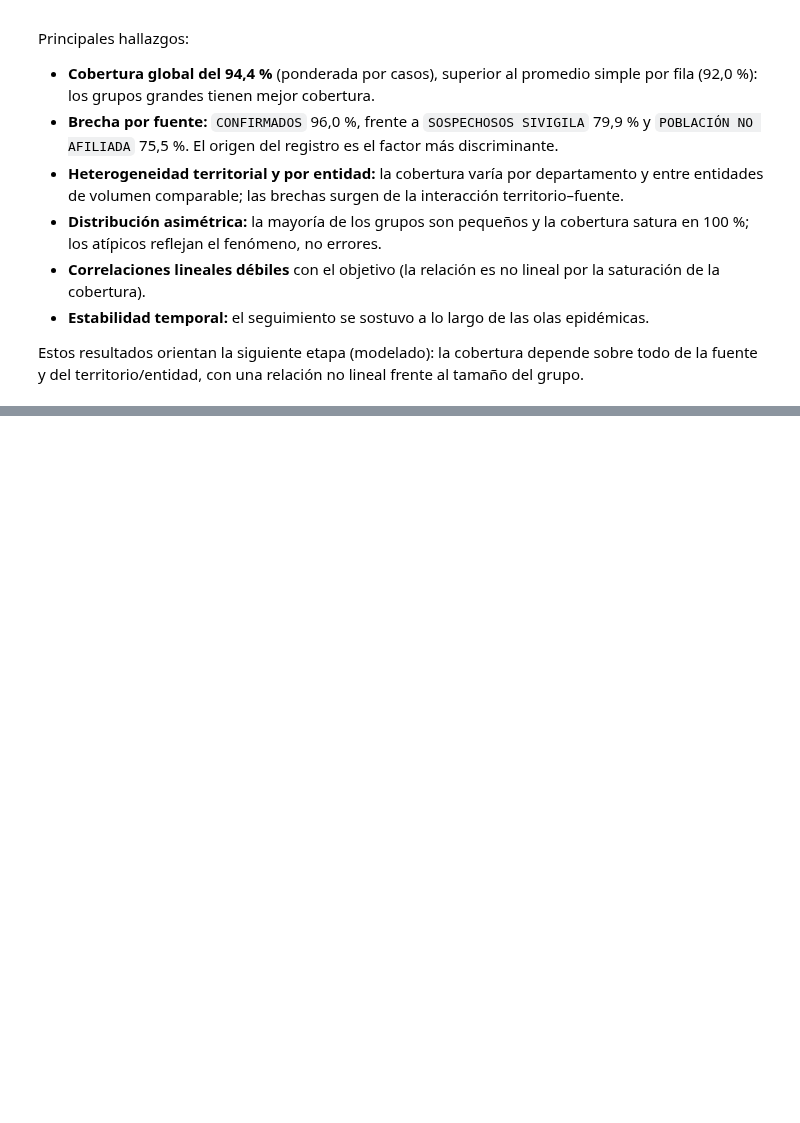
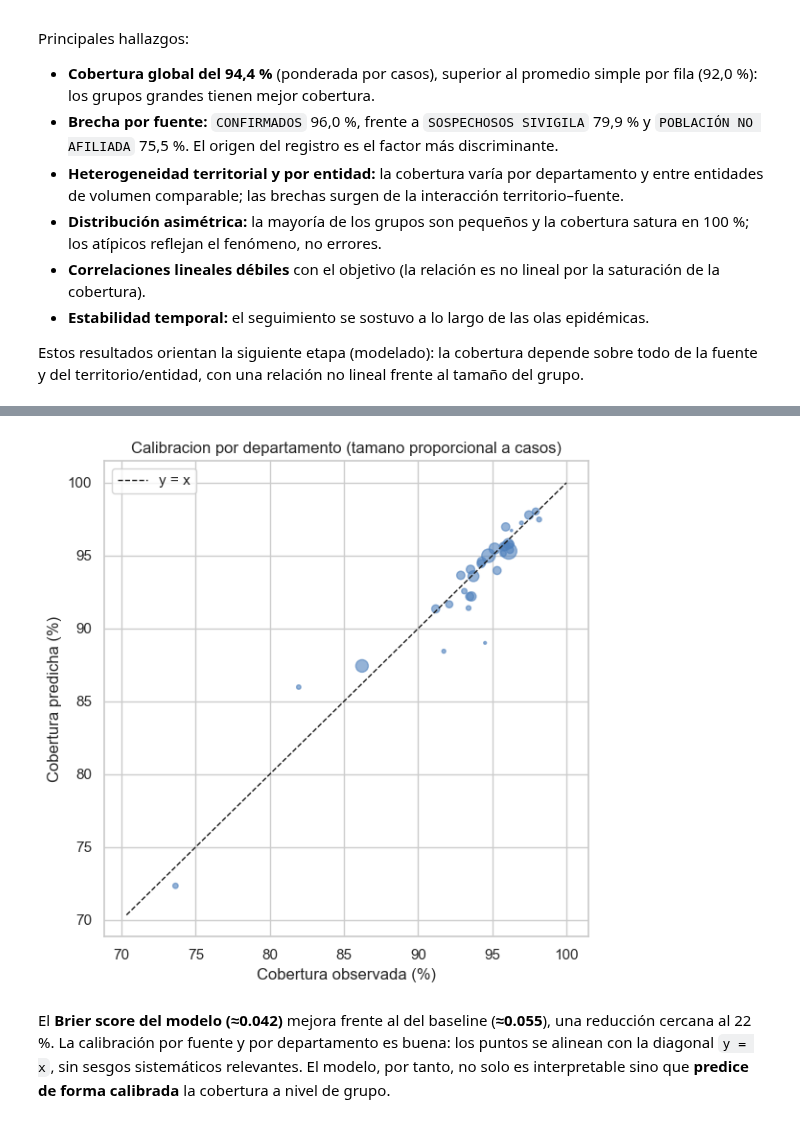
Before and after one commit to JabesMonroy/Proyecto_Esp-Fund-Datos_PRASS_Seg.COVID19, a Jupyter notebook: Proyecto_PRASS_Seguimiento_COVID19.ipynb, the cells around one changed output, grey strips where cells are left out. Saved outputs shown, nothing was run; the diff lists cells and outputs as text; code cells hidden in the pictures; blank space fills up the shorter version.

```diff
--- a/Proyecto_PRASS_Seguimiento_COVID19.ipynb
+++ b/Proyecto_PRASS_Seguimiento_COVID19.ipynb
@@ -782,0 +902,17 @@ Estos resultados orientan la siguiente etapa (modelado): la cobertura depende so
+# %%
+df_te = df_modelo.iloc[idx_te].copy()
+df_te['p_pred'] = res.predict(X_te).to_numpy()
+
+brier = utils.brier_ponderado(df_te, df_te['p_pred'].to_numpy())
+base = df_modelo.iloc[idx_tr]['NumeroCasosConSeguimiento'].sum() / df_modelo.iloc[idx_tr]['NumeroCasos'].sum()
+brier_base = utils.brier_ponderado(df_te, np.full(len(df_te), base))
+print(f'Brier (modelo):   {brier:.5f}')
+print(f'Brier (baseline): {brier_base:.5f}')
+
+cal_fuente = df_te.groupby('Fuente', observed=True).apply(
+    lambda d: pd.Series({
+        'obs_%': d['NumeroCasosConSeguimiento'].sum() / d['NumeroCasos'].sum() * 100,
+        'pred_%': (d['p_pred'] * d['NumeroCasos']).sum() / d['NumeroCasos'].sum() * 100,
+    })
+).round(2)
+cal_fuente
@@ -782,0 +927,24 @@ Estos resultados orientan la siguiente etapa (modelado): la cobertura depende so
+# %%
+cal_dep = df_te.groupby('DepartamentoNombre', observed=True).apply(
+    lambda d: pd.Series({
+        'obs': d['NumeroCasosConSeguimiento'].sum() / d['NumeroCasos'].sum() * 100,
+        'pred': (d['p_pred'] * d['NumeroCasos']).sum() / d['NumeroCasos'].sum() * 100,
+        'casos': d['NumeroCasos'].sum(),
+    })
+).reset_index()
+
+fig, ax = plt.subplots(figsize=(6, 6))
+ax.scatter(cal_dep['obs'], cal_dep['pred'], s=np.sqrt(cal_dep['casos']) / 3,
+           alpha=0.6, color='#4f81bd')
+lo = min(cal_dep['obs'].min(), cal_dep['pred'].min()) - 2
+ax.plot([lo, 100], [lo, 100], 'k--', lw=1, label='y = x')
+ax.set_xlabel('Cobertura observada (%)')
+ax.set_ylabel('Cobertura predicha (%)')
+ax.set_title('Calibracion por departamento (tamano proporcional a casos)')
+ax.legend()
+plt.tight_layout()
+plt.show()
+# %% [output]
+[figure, added]
+# %% [markdown]
+El **Brier score del modelo (≈0.042)** mejora frente al del baseline (**≈0.055**), una reducción cercana al 22 %. La calibración por fuente y por departamento es buena: los puntos se alinean con la diagonal `y = x`, sin sesgos sistemáticos relevantes. El modelo, por tanto, no solo es interpretable sino que **predice de forma calibrada** la cobertura a nivel de grupo.
```
Also changed, not shown: parts of 25 cells of this notebook, 4 other files.
